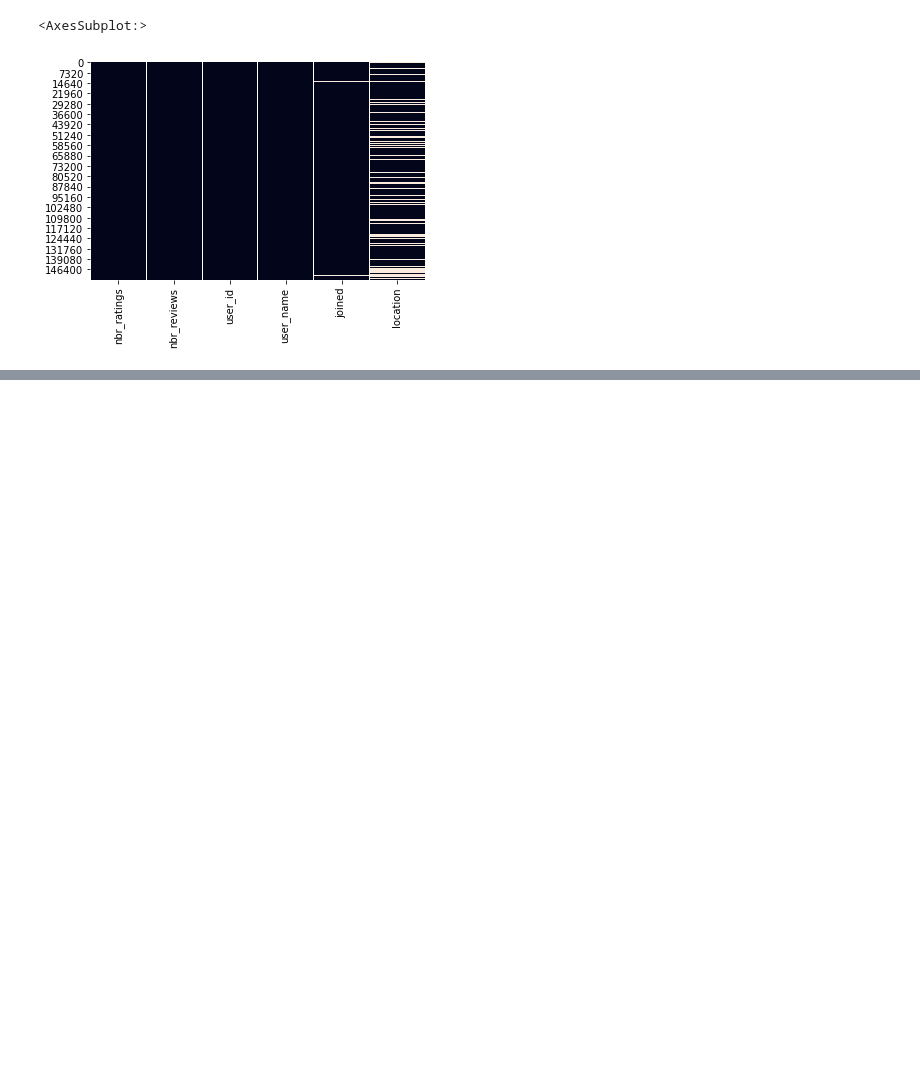
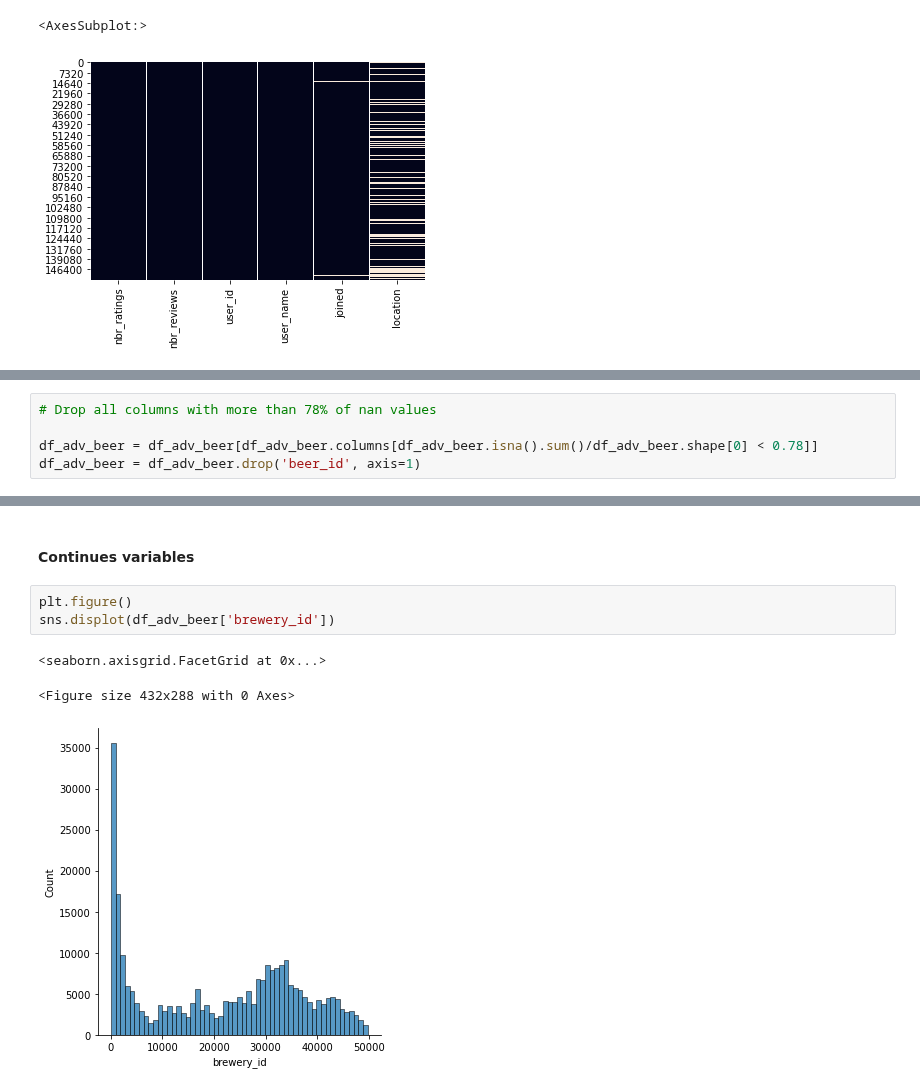
Before and after one commit to epfl-ada/ada-2022-project-hotchocolate, a Jupyter notebook: Exploration_data.ipynb, the cells around one changed output, grey strips where cells are left out. Drawn from its saved outputs; the diff is of its cells as text; blank space fills up the shorter version.

Commit message:
[exploration] some first graphs with Advocate beer

```diff
--- a/Exploration_data.ipynb
+++ b/Exploration_data.ipynb
@@ -115,0 +125,5 @@ sns.heatmap(df_adv_users.isna(), cbar=False)
+# %%
+# Drop all columns with more than 78% of nan values
+
+df_adv_beer = df_adv_beer[df_adv_beer.columns[df_adv_beer.isna().sum()/df_adv_beer.shape[0] < 0.78]]
+df_adv_beer = df_adv_beer.drop('beer_id', axis=1)
@@ -115,0 +139,9 @@ sns.heatmap(df_adv_users.isna(), cbar=False)
+# %% [markdown]
+#### Continues variables
+# %%
+plt.figure()
+sns.displot(df_adv_beer['brewery_id'])
+# %% [output]
+<seaborn.axisgrid.FacetGrid at 0x...>
+<Figure size 432x288 with 0 Axes>
+[figure, added]
```
Also changed, not shown: parts of 13 cells of this notebook, 1 other file.
